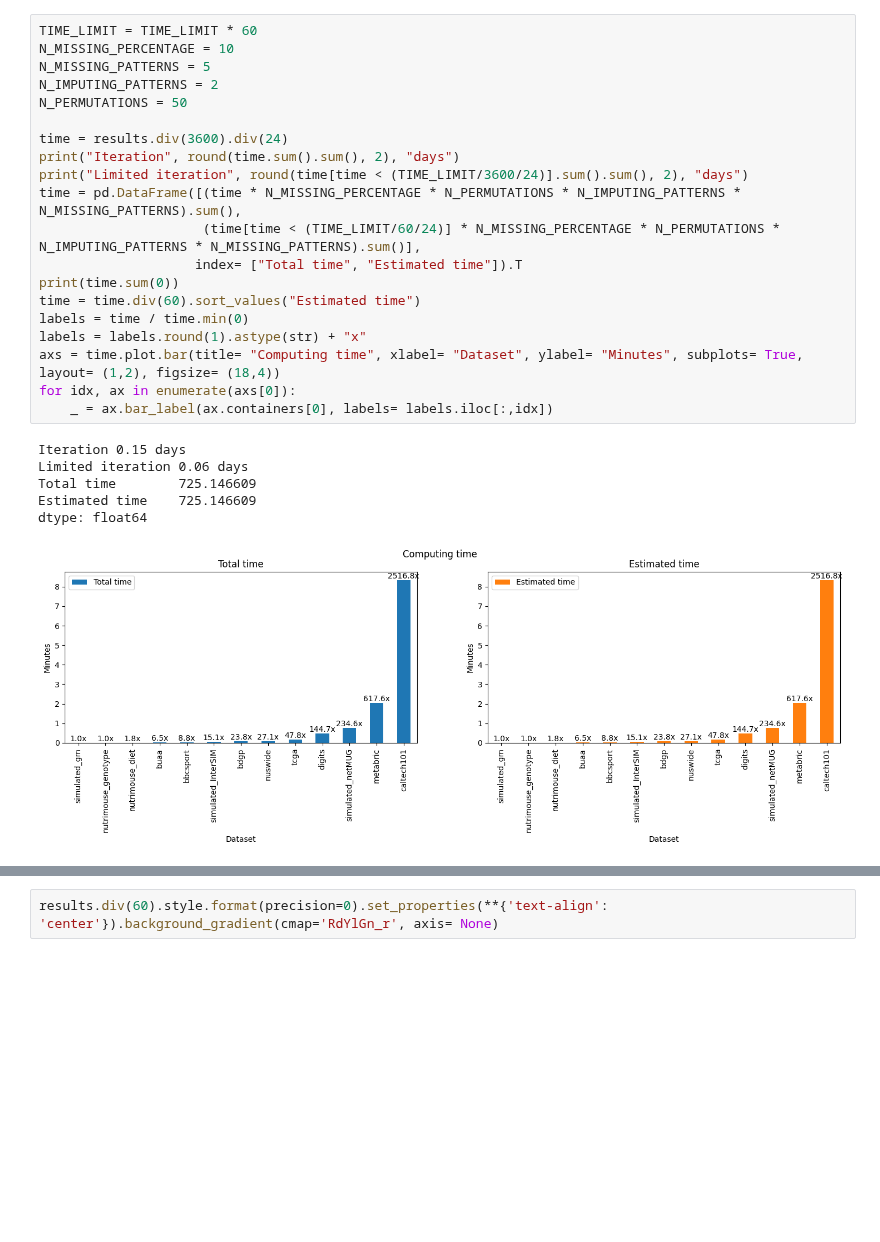
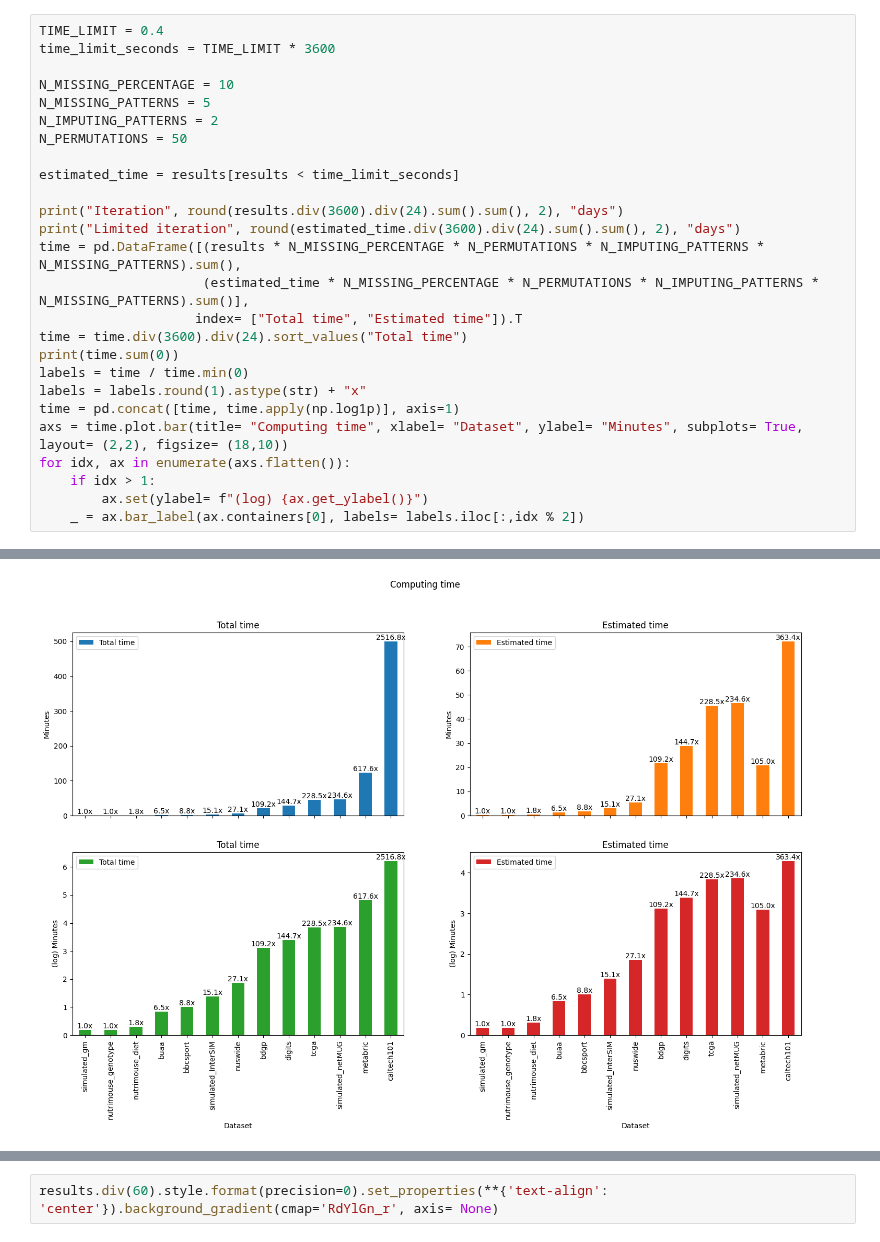
Before and after one commit to RafRomB/imml, a Jupyter notebook: time_evaluation.ipynb, the cells around one changed output, grey strips where cells are left out. Saved outputs shown, nothing was run; the diff lists cells and outputs as text; blank space fills up the shorter version.

Commit message:
Adding subplots to time_evaluation.ipynb Adding matlab algs in time_evaluation.py

```diff
--- a/time_evaluation.ipynb
+++ b/time_evaluation.ipynb
@@ -15,30 +16,30 @@ results (11, 13)
 | MVSpectralClustering | 0.202724 | 5.404086 | 8.444749 | 0.196069 | 0.129316 | 0.464554 | ... |
 | MVCoRegSpectralClustering | 0.110259 | 0.561998 | 3.278590 | 0.103106 | 0.136843 | 0.464830 | ... |
 | GroupPCA | 0.009973 | 0.162918 | 0.335689 | 0.107292 | 0.105674 | 0.364418 | ... |
-# %%
-TIME_LIMIT = TIME_LIMIT * 60
-N_MISSING_PERCENTAGE = 10
-N_MISSING_PATTERNS = 5
-N_IMPUTING_PATTERNS = 2
-N_PERMUTATIONS = 50
-
-time = results.div(3600).div(24)
-print("Iteration", round(time.sum().sum(), 2), "days")
-print("Limited iteration", round(time[time < (TIME_LIMIT/3600/24)].sum().sum(), 2), "days")
-time = pd.DataFrame([(time * N_MISSING_PERCENTAGE * N_PERMUTATIONS * N_IMPUTING_PATTERNS * N_MISSING_PATTERNS).sum(),
-                     (time[time < (TIME_LIMIT/60/24)] * N_MISSING_PERCENTAGE * N_PERMUTATIONS * N_IMPUTING_PATTERNS * N_MISSING_PATTERNS).sum()],
-                    index= ["Total time", "Estimated time"]).T
-print(time.sum(0))
-time = time.div(60).sort_values("Estimated time")
-labels = time / time.min(0)
-labels = labels.round(1).astype(str) + "x"
-axs = time.plot.bar(title= "Computing time", xlabel= "Dataset", ylabel= "Minutes", subplots= True, layout= (1,2), figsize= (18,4))
-for idx, ax in enumerate(axs[0]):
-    _ = ax.bar_label(ax.containers[0], labels= labels.iloc[:,idx])
-# %% [output]
-Iteration 0.15 days
-Limited iteration 0.06 days
-Total time        725.146609
-Estimated time    725.146609
-dtype: float64
-[figure, removed]
+# %%
+TIME_LIMIT = 0.4
+time_limit_seconds = TIME_LIMIT * 3600
+
+N_MISSING_PERCENTAGE = 10
+N_MISSING_PATTERNS = 5
+N_IMPUTING_PATTERNS = 2
+N_PERMUTATIONS = 50
+
+estimated_time = results[results < time_limit_seconds]
+
+print("Iteration", round(results.div(3600).div(24).sum().sum(), 2), "days")
+print("Limited iteration", round(estimated_time.div(3600).div(24).sum().sum(), 2), "days")
+time = pd.DataFrame([(results * N_MISSING_PERCENTAGE * N_PERMUTATIONS * N_IMPUTING_PATTERNS * N_MISSING_PATTERNS).sum(),
+                     (estimated_time * N_MISSING_PERCENTAGE * N_PERMUTATIONS * N_IMPUTING_PATTERNS * N_MISSING_PATTERNS).sum()],
+                    index= ["Total time", "Estimated time"]).T
+time = time.div(3600).div(24).sort_values("Total time")
+print(time.sum(0))
+labels = time / time.min(0)
+labels = labels.round(1).astype(str) + "x"
+time = pd.concat([time, time.apply(np.log1p)], axis=1)
+axs = time.plot.bar(title= "Computing time", xlabel= "Dataset", ylabel= "Minutes", subplots= True, layout= (2,2), figsize= (18,10))
+for idx, ax in enumerate(axs.flatten()):
+    if idx > 1:
+        ax.set(ylabel= f"(log) {ax.get_ylabel()}")
+    _ = ax.bar_label(ax.containers[0], labels= labels.iloc[:,idx % 2])
+# %% [output]
@@ -44,0 +51 @@ dtype: float64
+[figure, added]
```
Also changed, not shown: parts of 6 cells of this notebook, 2 other files.
